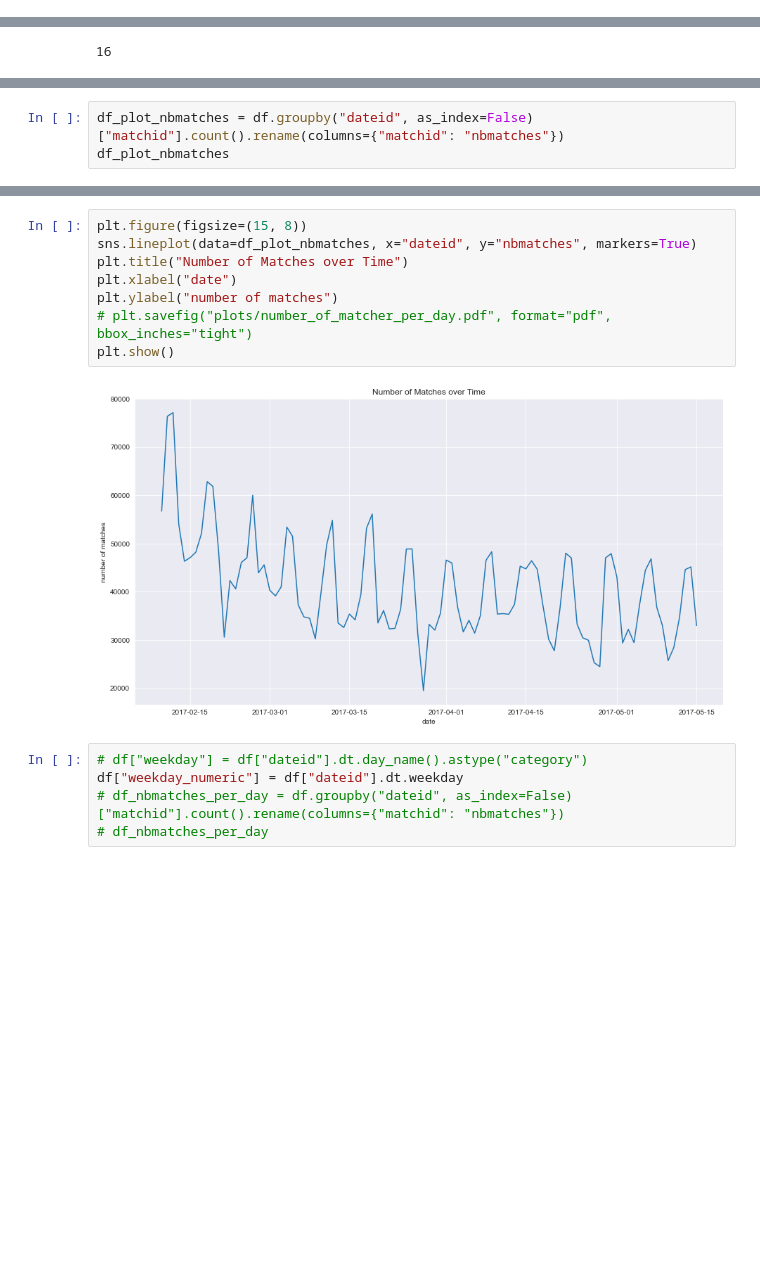
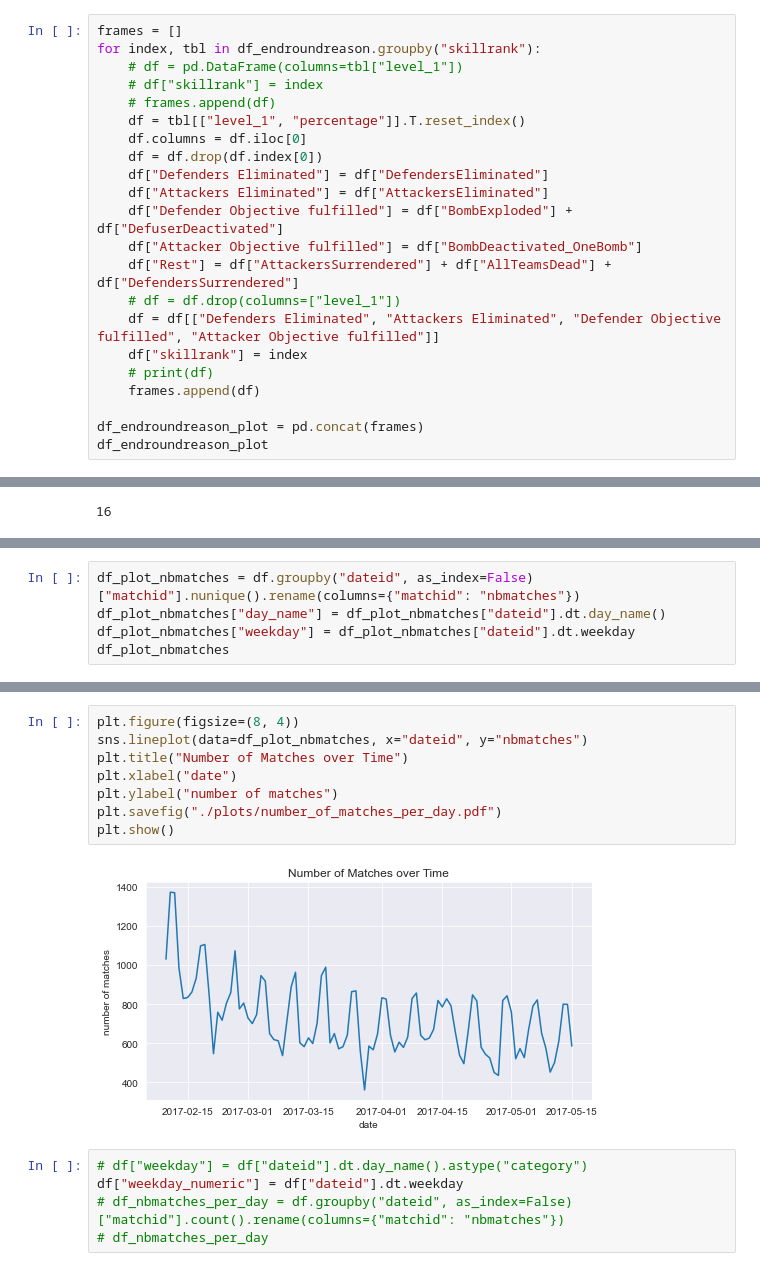
Before and after one commit to itsmartinhi/R6Siege-Match-Outcome-Analysis-and-Prediction, a Jupyter notebook: data-exploration.ipynb, the cells around one changed output, grey strips where cells are left out. Drawn from its saved outputs; the diff is of its cells as text; blank space fills up the shorter version.

```diff
--- a/data-exploration.ipynb
+++ b/data-exploration.ipynb
@@ -239,3 +249,25 @@ df_endroundreason
 | 61 | Diamond | DefendersSurrendered | 0.000750 |
 | 62 | Diamond | NoEnemies | 0.000000 |
 63 rows × 3 columns
+# %%
+frames = []
+for index, tbl in df_endroundreason.groupby("skillrank"):
+    # df = pd.DataFrame(columns=tbl["level_1"])
+    # df["skillrank"] = index
+    # frames.append(df)
+    df = tbl[["level_1", "percentage"]].T.reset_index()
+    df.columns = df.iloc[0]
+    df = df.drop(df.index[0])
+    df["Defenders Eliminated"] = df["DefendersEliminated"]
+    df["Attackers Eliminated"] = df["AttackersEliminated"]
+    df["Defender Objective fulfilled"] = df["BombExploded"] + df["DefuserDeactivated"]
+    df["Attacker Objective fulfilled"] = df["BombDeactivated_OneBomb"]
+    df["Rest"] = df["AttackersSurrendered"] + df["AllTeamsDead"] + df["DefendersSurrendered"]
+    # df = df.drop(columns=["level_1"])
+    df = df[["Defenders Eliminated", "Attackers Eliminated", "Defender Objective fulfilled", "Attacker Objective fulfilled"]]
+    df["skillrank"] = index
+    # print(df)
+    frames.append(df)
+
+df_endroundreason_plot = pd.concat(frames)
+df_endroundreason_plot
@@ -330,4 +385,6 @@ df["mapname"].nunique()
 # %%
-df_plot_nbmatches = df.groupby("dateid", as_index=False)["matchid"].count().rename(columns={"matchid": "nbmatches"})
+df_plot_nbmatches = df.groupby("dateid", as_index=False)["matchid"].nunique().rename(columns={"matchid": "nbmatches"})
+df_plot_nbmatches["day_name"] = df_plot_nbmatches["dateid"].dt.day_name()
+df_plot_nbmatches["weekday"] = df_plot_nbmatches["dateid"].dt.weekday
 df_plot_nbmatches
 # %% [output]
@@ -347,13 +416,13 @@ df_plot_nbmatches
 # %%
-plt.figure(figsize=(15, 8))
-sns.lineplot(data=df_plot_nbmatches, x="dateid", y="nbmatches", markers=True)
+plt.figure(figsize=(8, 4))
+sns.lineplot(data=df_plot_nbmatches, x="dateid", y="nbmatches")
 plt.title("Number of Matches over Time")
 plt.xlabel("date")
 plt.ylabel("number of matches")
-# plt.savefig("plots/number_of_matcher_per_day.pdf", format="pdf", bbox_inches="tight")
+plt.savefig("./plots/number_of_matches_per_day.pdf")
 plt.show()
 # %% [output]
-[figure, old version]
+[figure, new version]
 # %%
 # df["weekday"] = df["dateid"].dt.day_name().astype("category")
 df["weekday_numeric"] = df["dateid"].dt.weekday
```
Also changed, not shown: parts of 12 cells of this notebook, 5 other files.
